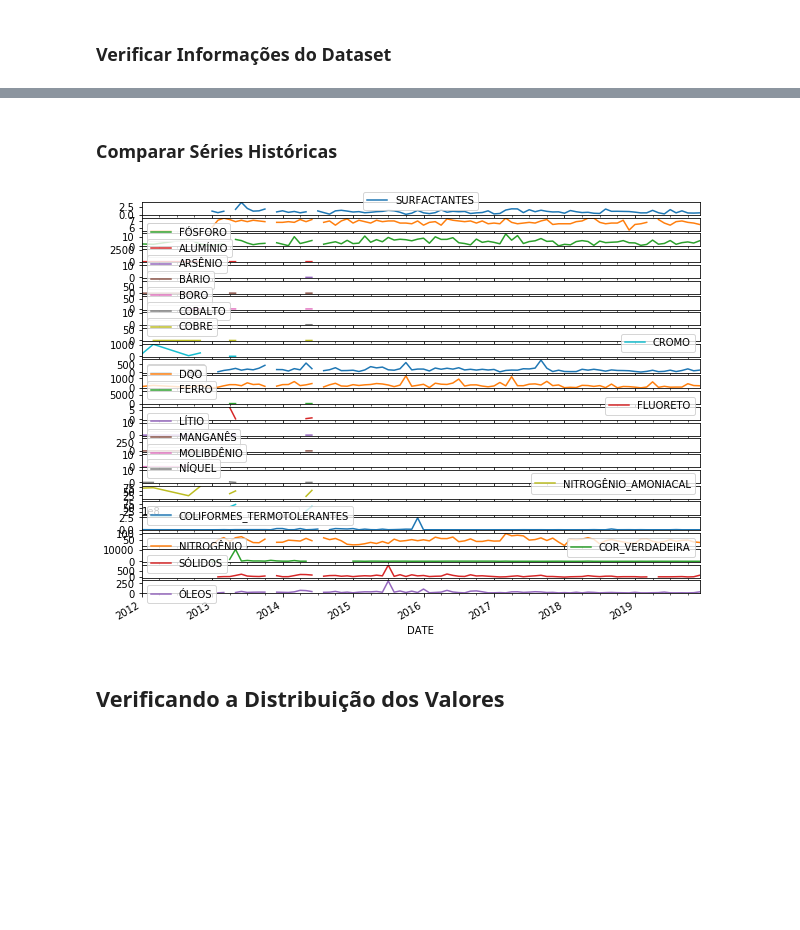
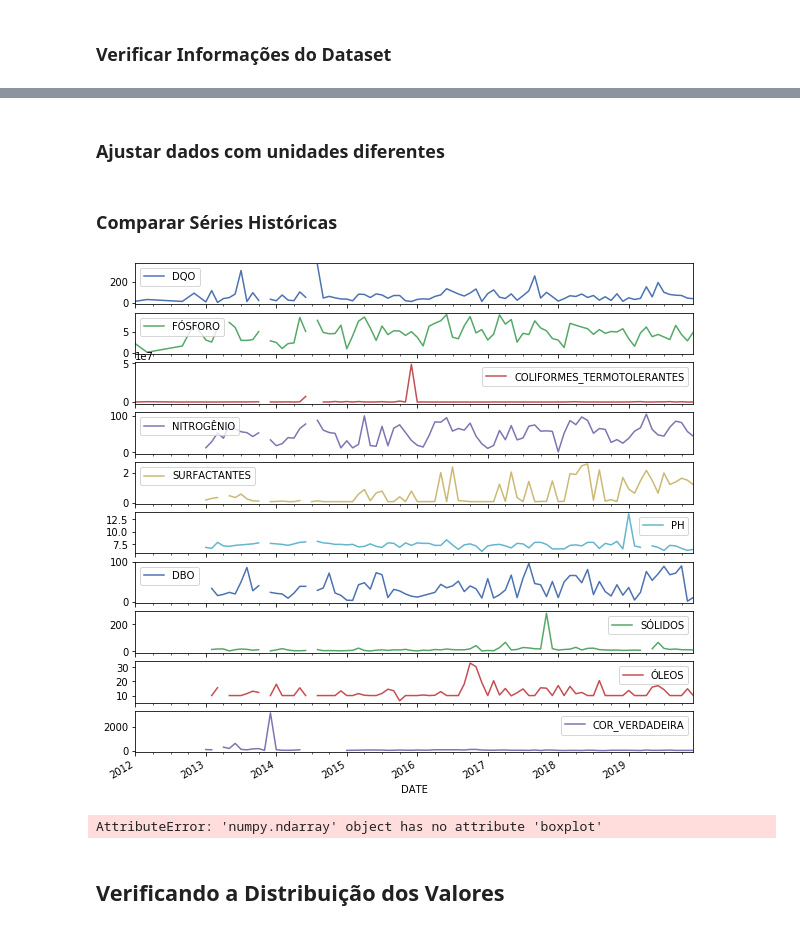
Before and after one commit to vcwild/wtp-datasets, a Jupyter notebook: EDA.ipynb, the cells around one changed output, grey strips where cells are left out. Drawn from its saved outputs; the diff is of its cells as text; code cells hidden in the pictures; blank space fills up the shorter version.

Commit message:
modify entities

```diff
--- a/EDA.ipynb
+++ b/EDA.ipynb
@@ -14,6 +14,7 @@ from shutil import copy2
 # Matplotlib options
 rcParams['figure.figsize'] = (10, 8)
 rcParams['axes.grid'] = False
+plt.style.use('seaborn-deep')
 
 # Pandas setup
 pd.set_option('display.max_columns', 1000)
@@ -36,3 +37,17 @@ tidy = df.groupby(period).max()
 tidy.index = tidy.index.rename("DATE")
 tidy.drop(columns="DATA", inplace=True)
 df = tidy
+# %%
+# Remover colunas nulas
+aux = pd.DataFrame(df.isnull().sum() / df.shape[0], columns=["NULL_COUNT"])
+threshold = 1
+features = aux[aux["NULL_COUNT"] < threshold].index.tolist()
+filtered = df[features]
+
+path = "./EntitiesDropNA/"
+filtered.to_csv(path + filename, encoding='utf8')
+
+print(
+    f"{df.shape[1] - df[features].shape[1]} colunas removidas:\n"
+    f"{set(df.columns) - set(features)}"
+)
@@ -78,0 +89,11 @@ Redução de 14 features.
+# %%
+
+threshold = 60
+percentage = (1 - filtered.isnull().sum() / filtered.shape[0]) * 100
+percentage = pd.Series(np.around(percentage.values, 2), index=percentage.index)
+
+# plt.figure(figsize=(5,2))
+percentage.sort_values(ascending=False).plot.bar(figsize=(8, 2))
+plt.axhline(y=threshold, color="red", linewidth=1.5, linestyle="--")
+plt.xticks(rotation=90)
+plt.title("Percentual de Valores Válidos");
@@ -79,10 +102,42 @@ Redução de 14 features.
+# %% [markdown]
+### Ajustar dados com unidades diferentes
+# %%
+# Ajustar colunas do ano de 2015 cujos valores estão em µg para mg (padrão)
+resetted = filtered.reset_index()
+start_date = '2015-01'
+end_date = '2015-12'
+mask = (resetted["DATE"] >= start_date) & (resetted["DATE"] <= end_date)
+columns_to_fix = ["ALUMÍNIO", "ARSÊNIO", "BÁRIO", "BORO", "CÁDMIO", "CHUMBO", "CIANETO", "COBALTO", "COBRE", "CROMO", "ESTANHO", "FERRO", "LÍTIO", "MANGANÊS", "MOLIBDÊNIO", "NÍQUEL"]
+
+section = resetted[mask]
+for column in columns_to_fix:
+    section[column] = section[column].map(lambda x: x * 0.001)
+
+section_rows = section.index.tolist()
+filtered_dropped_volumes = resetted.drop(section_rows)
+filtered_merge = pd.concat([filtered_dropped_volumes, section]).sort_values("DATE").set_index("DATE")
+df_fixed = filtered_merge[percentage.sort_values(ascending=False).index]
 # %% [markdown]
 ### Comparar Séries Históricas
 # %%
 # df = df.set_index("DATA")
-df.plot(subplots=True);
+df_fixed.iloc[:, 0:10].plot(subplots=True, figsize=(10, 10));
 # %% [output]
-[figure, old version]
+[figure, new version]
+# %%
+# name = df_fixed.columns
+year = df_fixed.index.year.astype("int")
+sns.FacetGrid(df_fixed, row="")
+
+i = 0
+for column in df_fixed.columns:
+    # print(column)
+    figure, ax = plt.subplots(4, 2)
+    sns.boxplot(x=year, y=df_fixed[column], ax=ax[i])
+    i += 1
+# sns.boxplot(df_fixed, x="YEAR", y="DQO")
+# %% [output]
+AttributeError: 'numpy.ndarray' object has no attribute 'boxplot'
 # %% [markdown]
 ## Verificando a Distribuição dos Valores
 # %%
```
Also changed, not shown: parts of 6 cells of this notebook, 7 other files.
